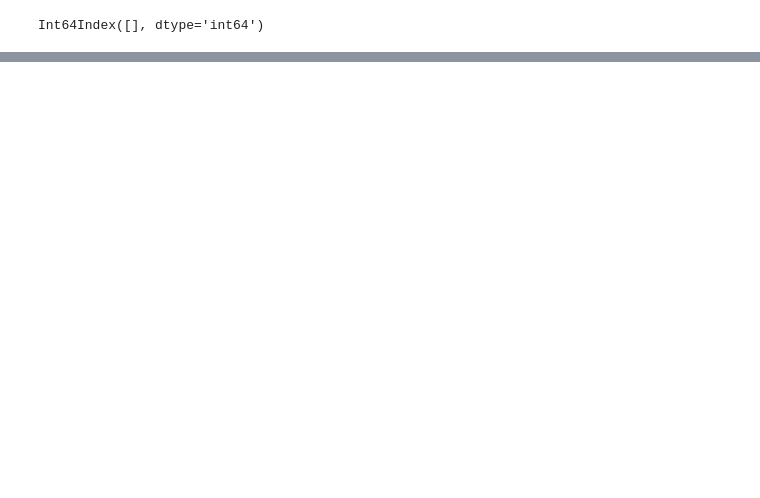
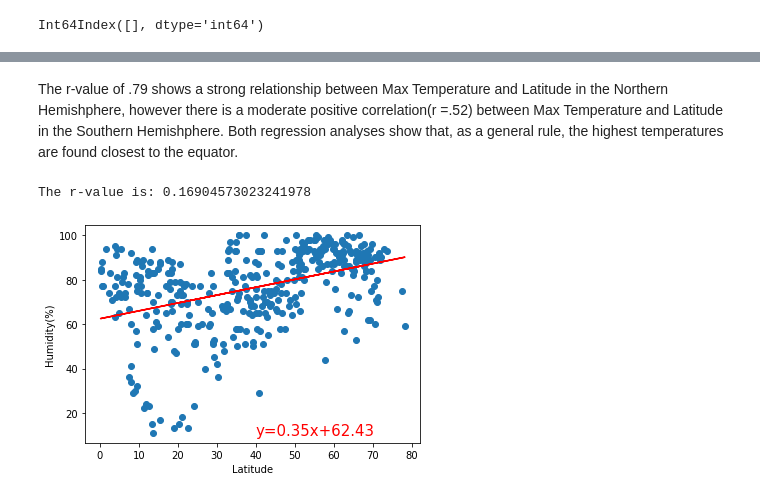
Before and after one commit to rebeccatast/Python-api-Challenge, a Jupyter notebook: WeatherPy/WeatherPy2.ipynb, the cells around one changed output, grey strips where cells are left out. Cells and saved outputs as stored; diff of their text form; code cells hidden in the pictures; blank space fills up the shorter version.

```diff
--- a/WeatherPy/WeatherPy2.ipynb
+++ b/WeatherPy/WeatherPy2.ipynb
@@ -240,0 +276,10 @@ plt.show()
+# %% [markdown]
+The r-value of .79 shows a strong relationship between Max Temperature and Latitude in the Northern Hemishphere, however there is a moderate positive correlation(r =.52) between Max Temperature and Latitude in the Southern Hemishphere. Both regression analyses show that, as a general rule, the highest temperatures are found closest to the equator.
+# %%
+#Regression on Northern Hemisphere vs. Humidity
+x_values = northern_hem_df["Lat"]
+y_values = northern_hem_df["Humidity"]
+plot_linear_regression(x_values, y_values, "Humidity(%)", (40,10))
+# %% [output]
+The r-value is: 0.16904573023241978
+[figure, added]
```
Also changed, not shown: parts of 22 cells of this notebook.
